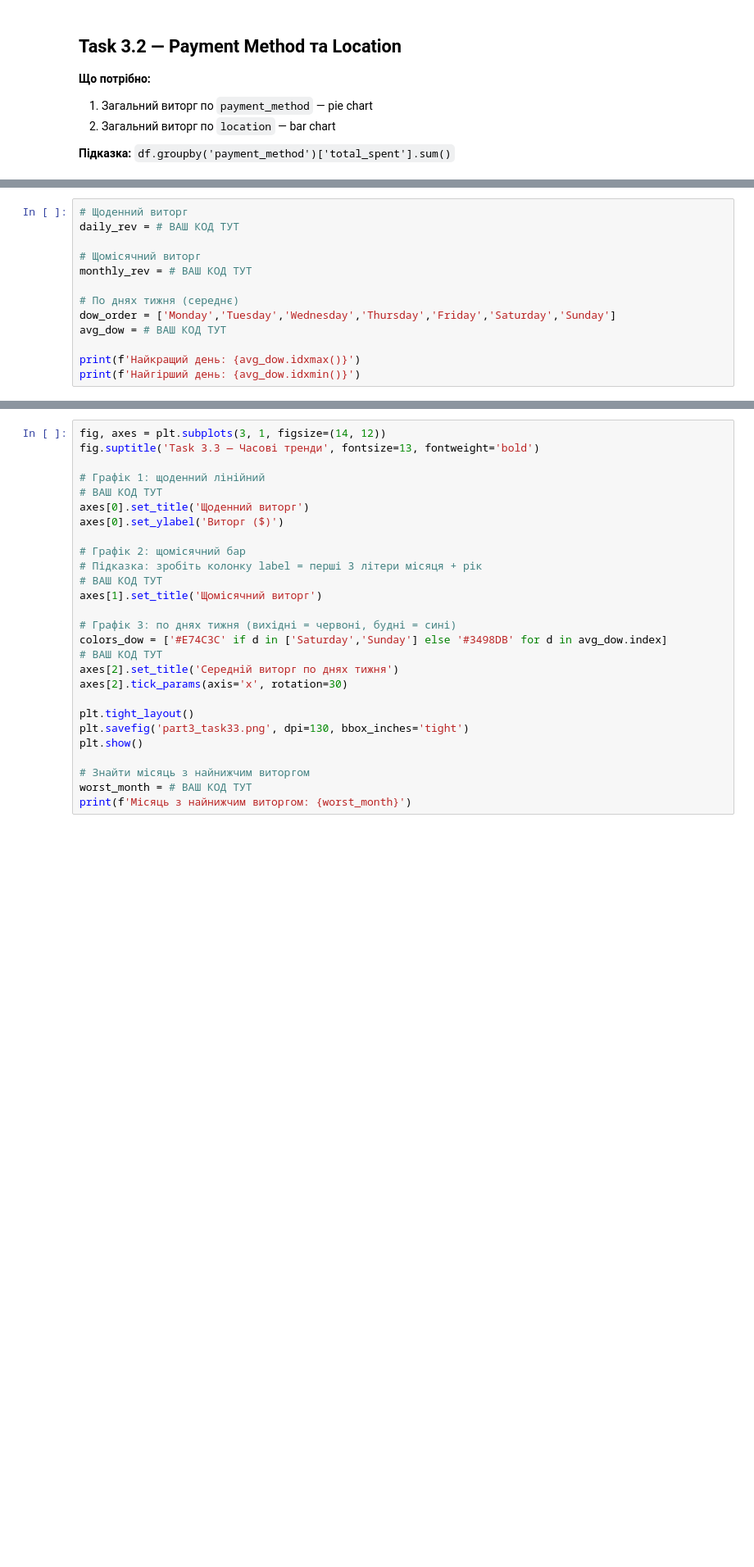
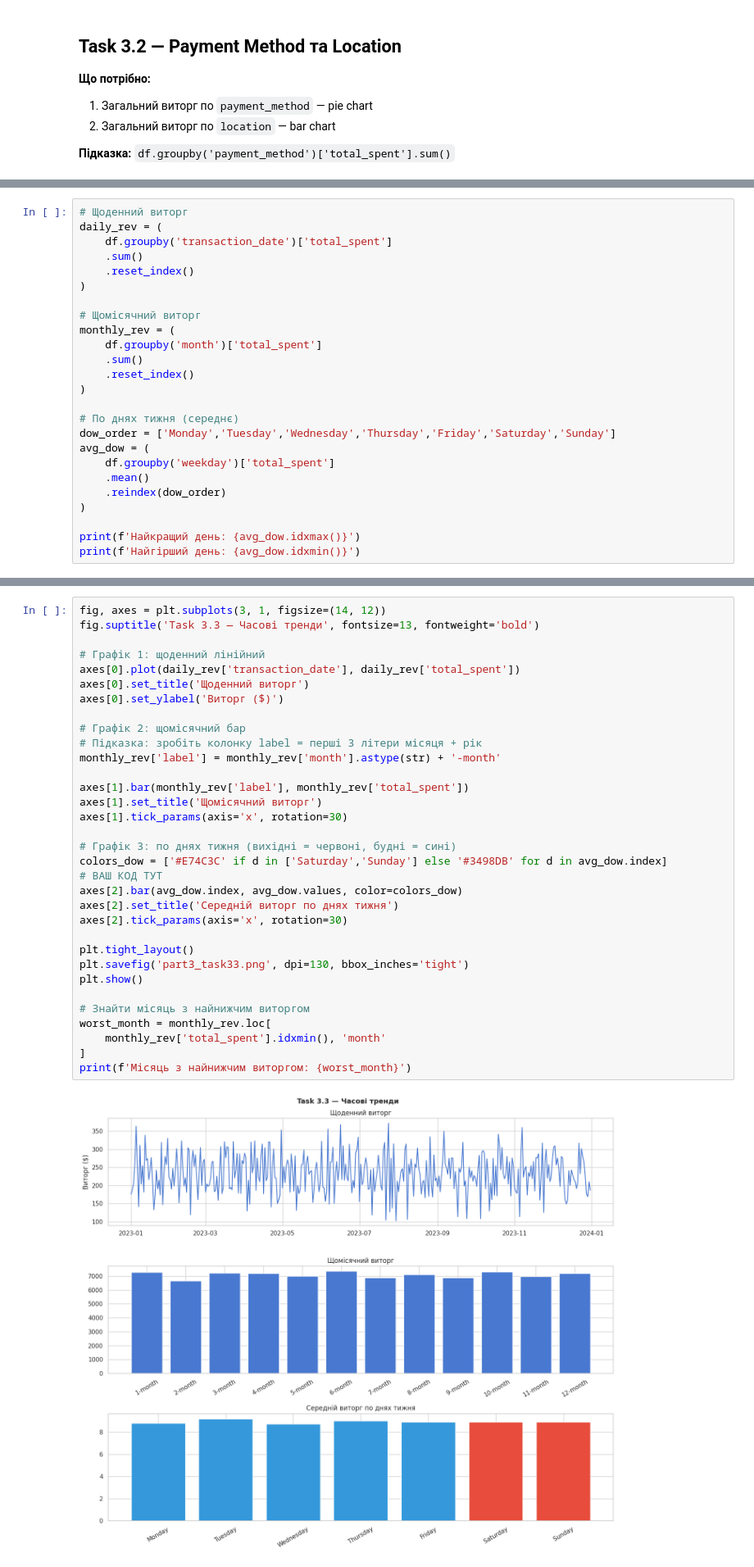
Before and after one commit to Wilson1994/Analysis_Cafe_Sales, a Jupyter notebook: cafe_eda_workbook_version2.ipynb, the cells around one changed output, grey strips where cells are left out. Shown at 82% size. Cells and saved outputs as stored; diff of their text form; blank space fills up the shorter version.

```diff
--- a/cafe_eda_workbook_version2.ipynb
+++ b/cafe_eda_workbook_version2.ipynb
@@ -685,14 +754,26 @@ plt.show()
 - Правильний порядок: `['Monday','Tuesday','Wednesday','Thursday','Friday','Saturday','Sunday']`
 # %%
 # Щоденний виторг
-daily_rev = # ВАШ КОД ТУТ
+daily_rev = (
+    df.groupby('transaction_date')['total_spent']
+    .sum()
+    .reset_index()
+)
 
 # Щомісячний виторг
-monthly_rev = # ВАШ КОД ТУТ
+monthly_rev = (
+    df.groupby('month')['total_spent']
+    .sum()
+    .reset_index()
+)
 
 # По днях тижня (середнє)
 dow_order = ['Monday','Tuesday','Wednesday','Thursday','Friday','Saturday','Sunday']
-avg_dow = # ВАШ КОД ТУТ
+avg_dow = (
+    df.groupby('weekday')['total_spent']
+    .mean()
+    .reindex(dow_order)
+)
 
 print(f'Найкращий день: {avg_dow.idxmax()}')
 print(f'Найгірший день: {avg_dow.idxmin()}')
@@ -699,27 +783,35 @@ print(f'Найгірший день: {avg_dow.idxmin()}')
 # %%
 fig, axes = plt.subplots(3, 1, figsize=(14, 12))
 fig.suptitle('Task 3.3 — Часові тренди', fontsize=13, fontweight='bold')
 
 # Графік 1: щоденний лінійний
-# ВАШ КОД ТУТ
+axes[0].plot(daily_rev['transaction_date'], daily_rev['total_spent'])
 axes[0].set_title('Щоденний виторг')
 axes[0].set_ylabel('Виторг ($)')
 
 # Графік 2: щомісячний бар
 # Підказка: зробіть колонку label = перші 3 літери місяця + рік
-# ВАШ КОД ТУТ
+monthly_rev['label'] = monthly_rev['month'].astype(str) + '-month'
+
+axes[1].bar(monthly_rev['label'], monthly_rev['total_spent'])
 axes[1].set_title('Щомісячний виторг')
+axes[1].tick_params(axis='x', rotation=30)
 
 # Графік 3: по днях тижня (вихідні = червоні, будні = сині)
 colors_dow = ['#E74C3C' if d in ['Saturday','Sunday'] else '#3498DB' for d in avg_dow.index]
 # ВАШ КОД ТУТ
+axes[2].bar(avg_dow.index, avg_dow.values, color=colors_dow)
 axes[2].set_title('Середній виторг по днях тижня')
 axes[2].tick_params(axis='x', rotation=30)
 
 plt.tight_layout()
 plt.savefig('part3_task33.png', dpi=130, bbox_inches='tight')
 plt.show()
 
 # Знайти місяць з найнижчим виторгом
-worst_month = # ВАШ КОД ТУТ
+worst_month = monthly_rev.loc[
+    monthly_rev['total_spent'].idxmin(), 'month'
+]
 print(f'Місяць з найнижчим виторгом: {worst_month}')
+# %% [output]
+[figure, added]
```
Also changed, not shown: parts of 15 cells of this notebook.
